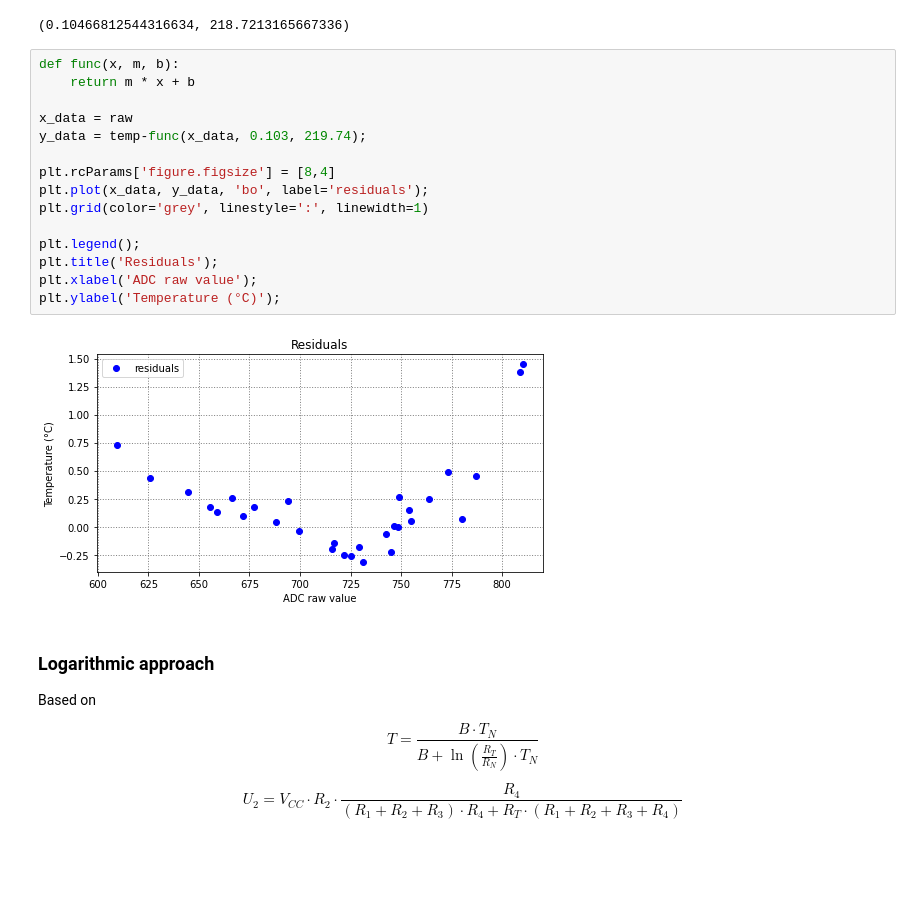
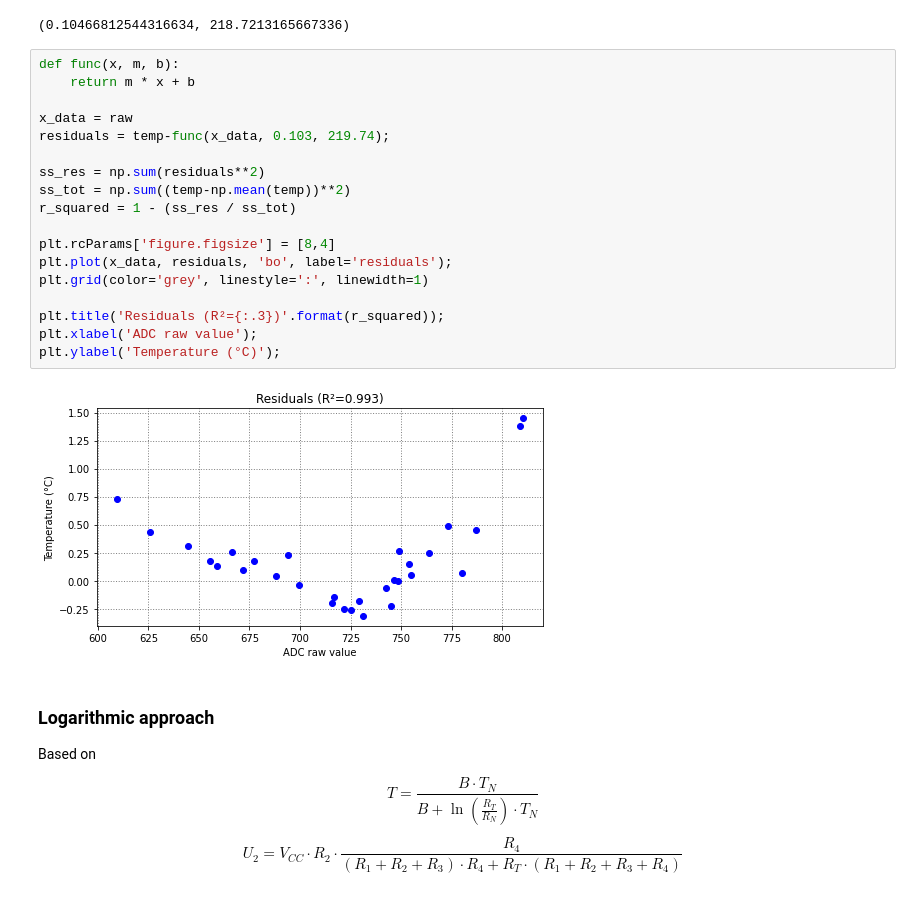
Before and after one commit to henrythasler/sensor-gateway, a Jupyter notebook: docs/temperature-calculation.ipynb, the cells around one changed output. Drawn from its saved outputs; the diff is of its cells as text; blank space fills up the shorter version.

```diff
--- a/docs/temperature-calculation.ipynb
+++ b/docs/temperature-calculation.ipynb
@@ -108,20 +106,23 @@ a, b
 # %%
 def func(x, m, b):
     return m * x + b
 
 x_data = raw
-y_data = temp-func(x_data, 0.103, 219.74);
+residuals = temp-func(x_data, 0.103, 219.74);
+
+ss_res = np.sum(residuals**2)
+ss_tot = np.sum((temp-np.mean(temp))**2)
+r_squared = 1 - (ss_res / ss_tot)
 
 plt.rcParams['figure.figsize'] = [8,4]
-plt.plot(x_data, y_data, 'bo', label='residuals');
+plt.plot(x_data, residuals, 'bo', label='residuals');
 plt.grid(color='grey', linestyle=':', linewidth=1)
 
-plt.legend();
-plt.title('Residuals');
+plt.title('Residuals (R²={:.3})'.format(r_squared));
 plt.xlabel('ADC raw value');
 plt.ylabel('Temperature (°C)');
 # %% [output]
-[figure, old version]
+[figure, new version]
 # %% [markdown]
 
 ### Logarithmic approach
```
Also changed, not shown: parts of 4 cells of this notebook, 1 other file.
